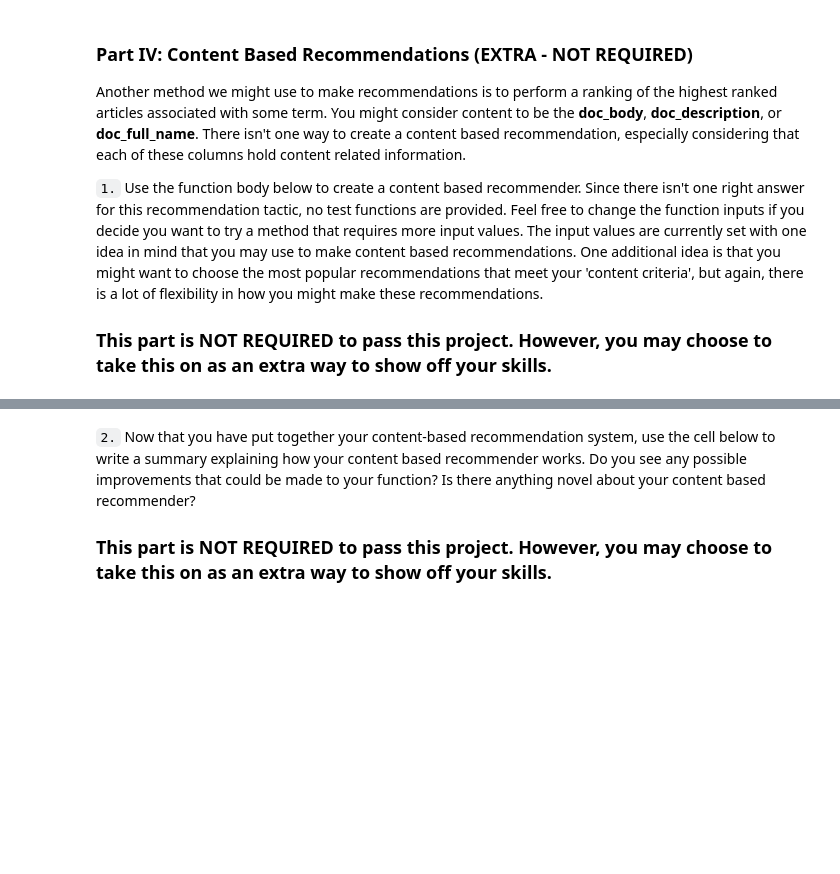
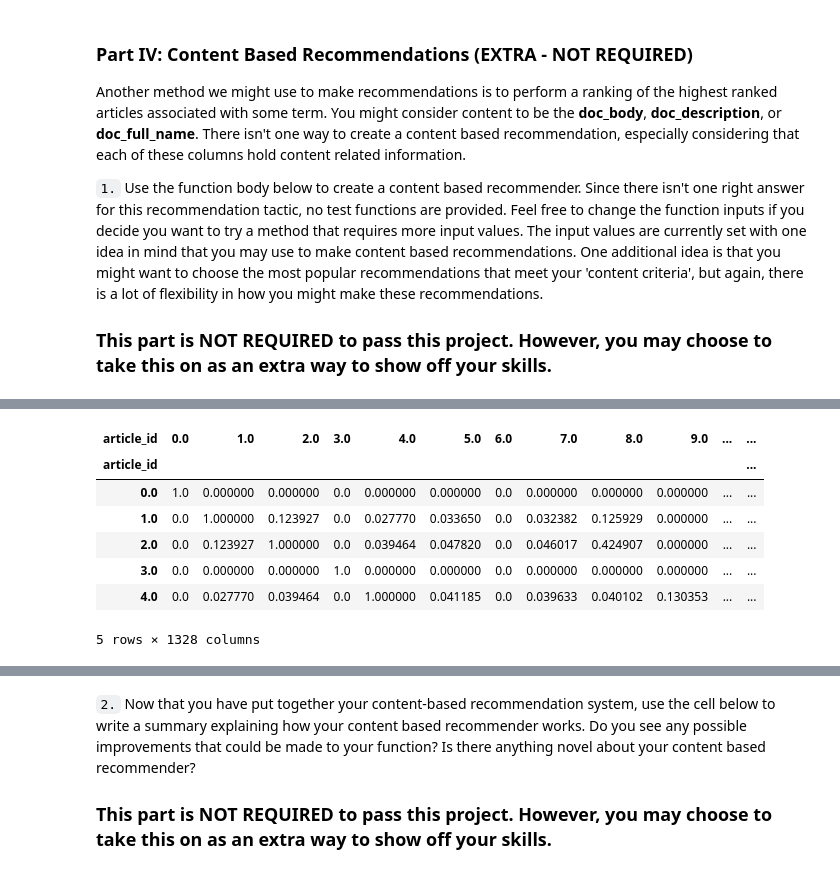
Before and after one commit to Jaouadeddadsi/Recommendations-Engines-with-IBM, a Jupyter notebook: Recommendations_with_IBM.ipynb, the cells around one changed output, grey strips where cells are left out. Cells and saved outputs as stored; diff of their text form; code cells hidden in the pictures; blank space fills up the shorter version.

Commit message:
feat: Build a  Content Based Recommendations engin

```diff
--- a/Recommendations_with_IBM.ipynb
+++ b/Recommendations_with_IBM.ipynb
@@ -657,0 +744,39 @@ def make_content_recs():
+# %%
+def create_article_similarity_dataframe(df= df_articles):
+    '''
+    INPUT:
+    df - pandas dataframe describe articles content
+    OUTPUT:
+    article_content -  pandas dataframe describe articles similarities
+
+    Description:
+    Return a pandas dataframe that describe the articles similarities using the dot product.
+    '''
+    # subset articles content
+    article_content = np.array(df_articles.iloc[:, 2:])
+
+    # Take the dot product to obtain a article x article matrix of similarities
+    dot_prod_article = article_content.dot(np.transpose(article_content))
+
+    # checks the dot product
+    assert dot_prod_article.shape[0] == len(df_articles)
+    assert dot_prod_article.shape[1] == len(df_articles)
+
+    # make a Dataframe
+    article_similarity = pd.DataFrame(dot_prod_article, index=df_articles.article_id,
+                                      columns= df_articles.article_id)
+
+    return article_similarity
+
+article_similarity = create_article_similarity_dataframe()
+# %%
+article_similarity.head()
+# %% [output]
+| article_id | 0.0 | 1.0 | 2.0 | 3.0 | 4.0 | 5.0 | 6.0 | 7.0 | 8.0 | 9.0 | ... | ... |
+| article_id |  |  |  |  |  |  |  |  |  |  |  | ... |
+| 0.0 | 1.0 | 0.000000 | 0.000000 | 0.0 | 0.000000 | 0.000000 | 0.0 | 0.000000 | 0.000000 | 0.000000 | ... | ... |
+| 1.0 | 0.0 | 1.000000 | 0.123927 | 0.0 | 0.027770 | 0.033650 | 0.0 | 0.032382 | 0.125929 | 0.000000 | ... | ... |
+| 2.0 | 0.0 | 0.123927 | 1.000000 | 0.0 | 0.039464 | 0.047820 | 0.0 | 0.046017 | 0.424907 | 0.000000 | ... | ... |
+| 3.0 | 0.0 | 0.000000 | 0.000000 | 1.0 | 0.000000 | 0.000000 | 0.0 | 0.000000 | 0.000000 | 0.000000 | ... | ... |
+| 4.0 | 0.0 | 0.027770 | 0.039464 | 0.0 | 1.000000 | 0.041185 | 0.0 | 0.039633 | 0.040102 | 0.130353 | ... | ... |
+5 rows × 1328 columns
```
Also changed, not shown: parts of 8 cells of this notebook.
